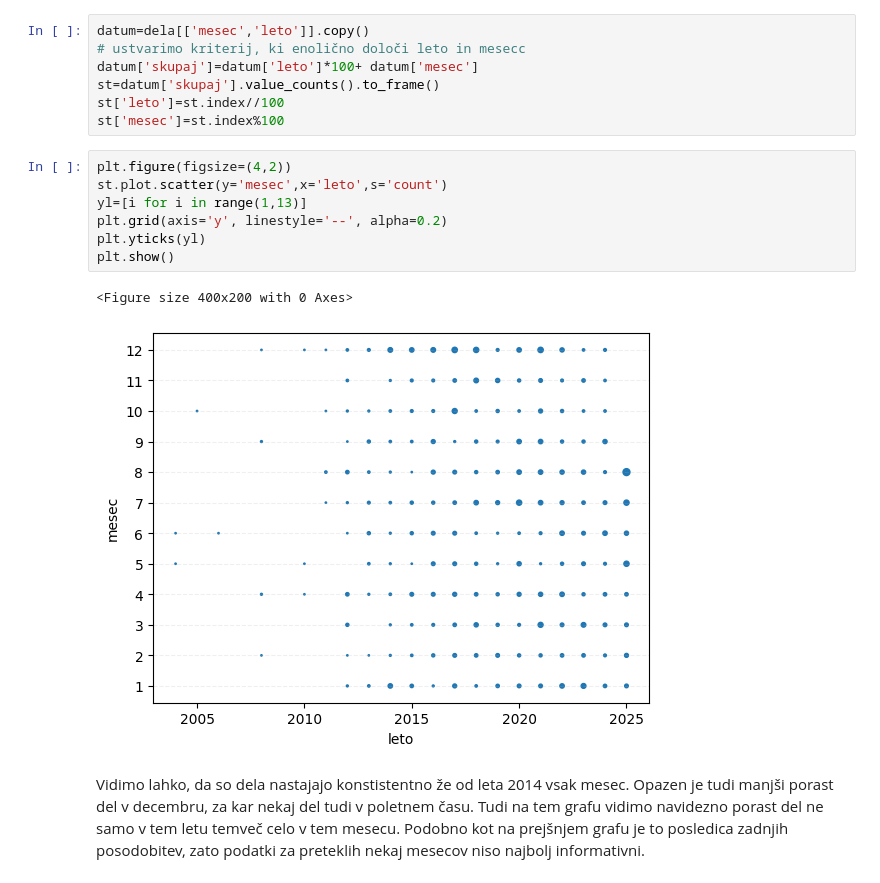
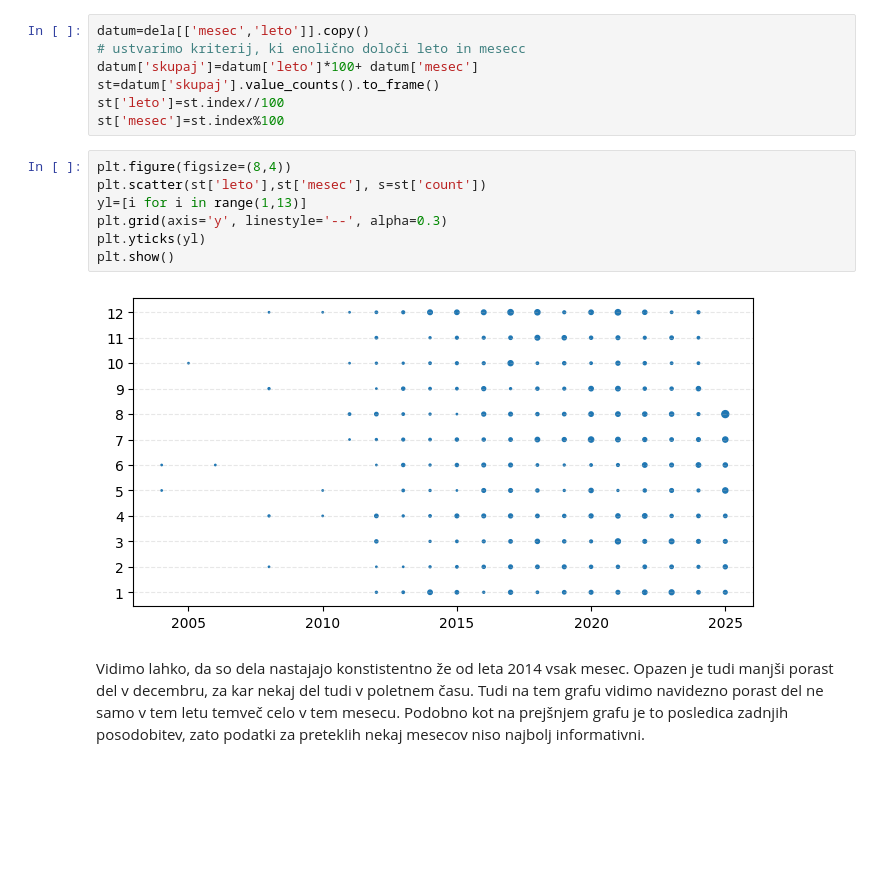
Before and after one commit to nivesgosnjak/uvp_projektna, a Jupyter notebook: analiza_podatkov.ipynb, the cells around one changed output. Drawn from its saved outputs; the diff is of its cells as text; blank space fills up the shorter version.

```diff
--- a/analiza_podatkov.ipynb
+++ b/analiza_podatkov.ipynb
@@ -294,15 +279,14 @@ st=datum['skupaj'].value_counts().to_frame()
 st['leto']=st.index//100
 st['mesec']=st.index%100
 # %%
-plt.figure(figsize=(4,2))
-st.plot.scatter(y='mesec',x='leto',s='count')
+plt.figure(figsize=(8,4))
+plt.scatter(st['leto'],st['mesec'], s=st['count'])
 yl=[i for i in range(1,13)]
-plt.grid(axis='y', linestyle='--', alpha=0.2)
+plt.grid(axis='y', linestyle='--', alpha=0.3)
 plt.yticks(yl)
 plt.show()
 # %% [output]
-<Figure size 400x200 with 0 Axes>
-[figure, old version]
+[figure, new version]
 # %% [markdown]
 Vidimo lahko, da so dela nastajajo konstistentno že od leta 2014 vsak mesec. Opazen je tudi manjši porast del v decembru, za kar nekaj del tudi v poletnem času. Tudi na tem grafu vidimo navidezno porast del ne samo v tem letu temveč celo v tem mesecu. Podobno kot na prejšnjem grafu je to posledica zadnjih posodobitev, zato podatki za preteklih nekaj mesecov niso najbolj informativni.
 # %% [markdown]
```
Also changed, not shown: parts of 23 cells of this notebook.
